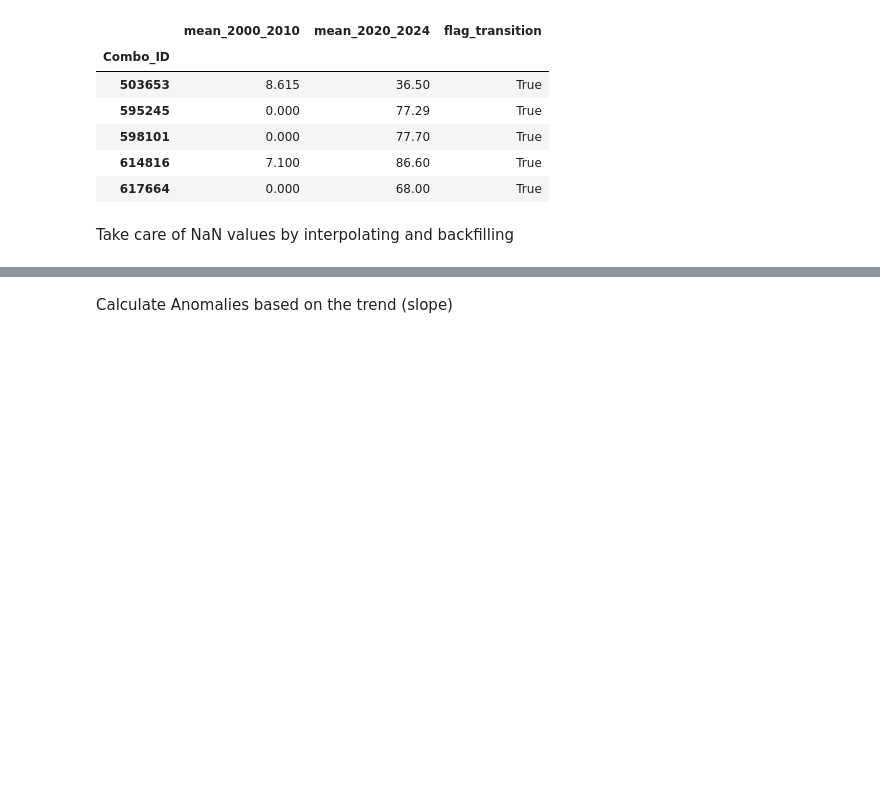
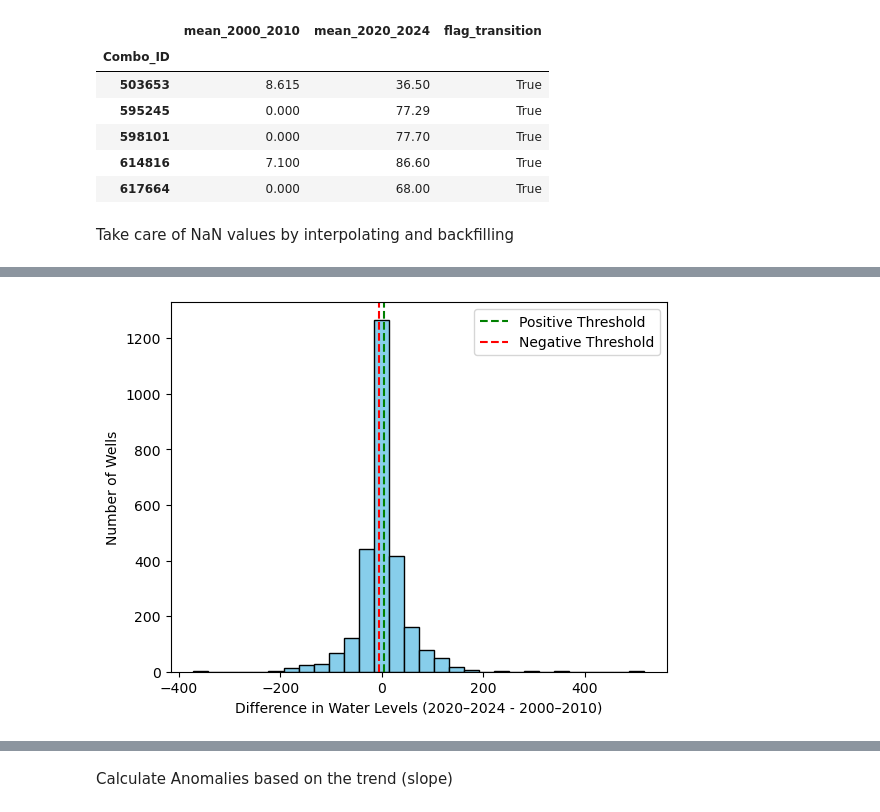
Before and after one commit to dtadych/Shallow_Groundwater_AZ, a Jupyter notebook: Code/FigureCreation/3_IndividualWells_Decades.ipynb, the cells around one changed output, grey strips where cells are left out. Saved outputs shown, nothing was run; the diff lists cells and outputs as text; code cells hidden in the pictures; blank space fills up the shorter version.

Commit message:
Calculating the difference for future maps

```diff
--- a/Code/FigureCreation/3_IndividualWells_Decades.ipynb
+++ b/Code/FigureCreation/3_IndividualWells_Decades.ipynb
@@ -201,3 +273,21 @@ flagged_wells
 | 617664 | 0.000 | 68.00 | True |
 # %% [markdown]
 Take care of NaN values by interpolating and backfilling
+# %%
+# Calculate the difference between the two periods
+wells_combined['difference'] = wells_combined['mean_2020_2024'] - wells_combined['mean_2000_2010']
+
+# Define a threshold for significant changes (e.g., greater than +5 or less than -5)
+threshold_positive = 5  # Example: Significant increase in water level
+threshold_negative = -5  # Example: Significant decrease in water level
+
+# Flag wells based on the difference
+wells_combined['flag_significant_change'] = (
+    (wells_combined['difference'] > threshold_positive) |  # Significant rise
+    (wells_combined['difference'] < threshold_negative)    # Significant drop
+)
+
+# Filter flagged wells if needed
+flagged_wells_difference = wells_combined[wells_combined['flag_significant_change']]
+
+print(flagged_wells_difference)
@@ -204,3 +312,16 @@ Take care of NaN values by interpolating and backfilling
+# %%
+import matplotlib.pyplot as plt
+
+# Histogram of differences
+plt.hist(wells_combined['difference'], bins=30, color='skyblue', edgecolor='black')
+plt.axvline(threshold_positive, color='green', linestyle='dashed', label='Positive Threshold')
+plt.axvline(threshold_negative, color='red', linestyle='dashed', label='Negative Threshold')
+plt.xlabel('Difference in Water Levels (2020–2024 - 2000–2010)')
+plt.ylabel('Number of Wells')
+plt.legend()
+plt.show()
+# %% [output]
+[figure, added]
 # %%
 df_interpolated = wlanalysis_period_AZwells.interpolate(method='linear', axis=0)
 df_interpolated = df_interpolated.bfill()
```
Also changed, not shown: parts of 5 cells of this notebook, 1 other file.
